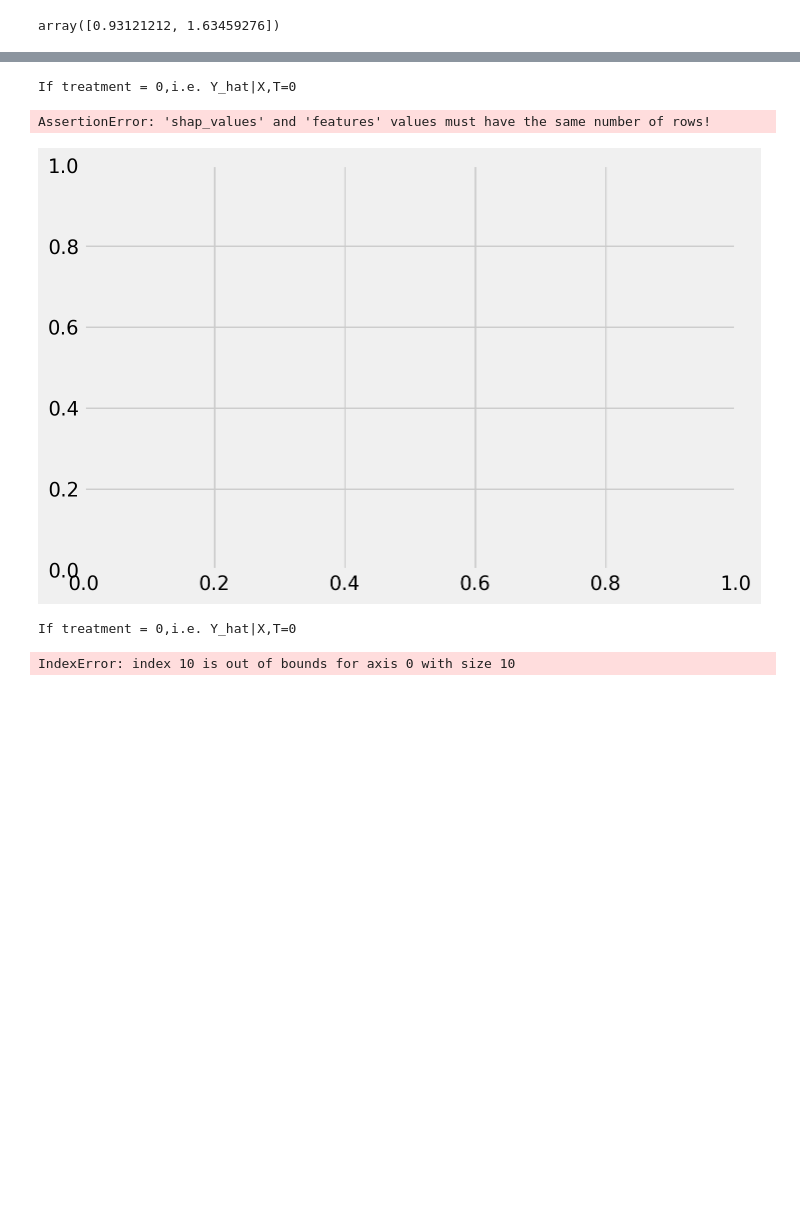
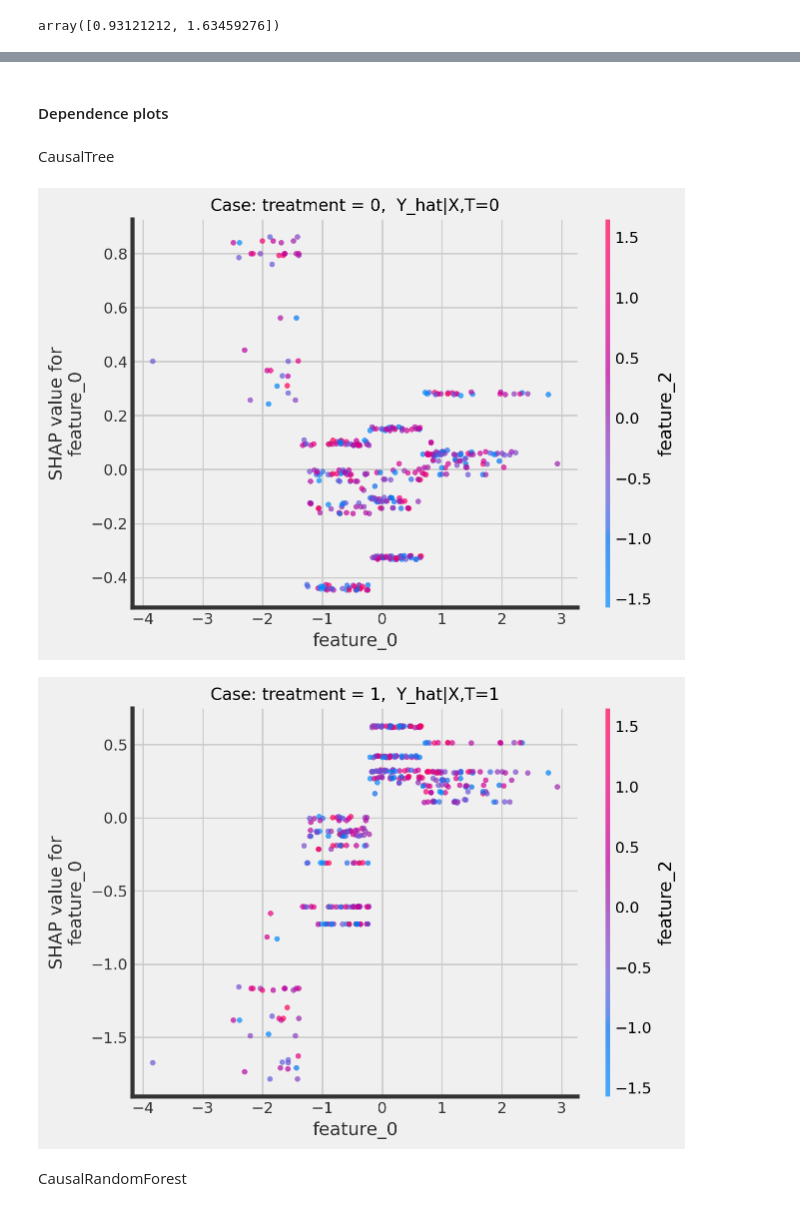
Before and after one commit to uber/causalml, a Jupyter notebook: docs/examples/causal_trees_interpretation.ipynb, the cells around one changed output, grey strips where cells are left out. Saved outputs shown, nothing was run; the diff lists cells and outputs as text; code cells hidden in the pictures; blank space fills up the shorter version.

Commit message:
#820: Update Jupyter Notebook with causal trees interpretation examples (#823)

```diff
--- a/docs/examples/causal_trees_interpretation.ipynb
+++ b/docs/examples/causal_trees_interpretation.ipynb
@@ -145,10 +171,15 @@ IndexError: index 1 is out of bounds for axis 0 with size 1
 # %%
+# CausalTree
 # Tree Explainer for treatment=1
-tree_explainer = shap.TreeExplainer(ctree)
 shap.initjs()
+
+treatment_idx = 1
 shap_values = tree_explainer.shap_values(observation)
-shap.force_plot(tree_explainer.expected_value[1],
-                shap_values[1],
-                observation)
+shap.force_plot(
+    base_value=np.array([tree_explainer.expected_value[treatment_idx]]),
+    shap_values=shap_values[:, :, treatment_idx],
+    features=observation,
+    matplotlib=True
+)
 # %% [output]
 [interactive output not drawn]
@@ -178,27 +274,22 @@ IndexError: index 1 is out of bounds for axis 0 with size 1
+# %% [markdown]
+#### Dependence plots
+# %% [markdown]
+CausalTree
 # %%
-for i in [0, 1]:
-    print(f"If treatment = {i},i.e. Y_hat|X,T={i}")
-    shap.dependence_plot("feature_0",
-                         cforest_explainer.shap_values(X_test)[i],
-                         X_test,
-                         interaction_index="feature_2")
+treatment_indices = [0, 1]
+for i in treatment_indices:
+    fig, ax = plt.subplots()
+    ax.set_title(f"Case: treatment = {i},  Y_hat|X,T={i}", fontsize=12)
+    shap.dependence_plot(
+        "feature_0",
+        tree_explainer.shap_values(X_test)[:, :, i],
+        X_test,
+        interaction_index="feature_2",
+        alpha=0.7,
+        ax=ax
+    )
 # %% [output]
-If treatment = 0,i.e. Y_hat|X,T=0
-AssertionError: 'shap_values' and 'features' values must have the same number of rows!
-[figure, old version]
+[figure, new version]
+[figure, added]
-# %%
-# Sort the features indexes by their importance in the model
-# (sum of SHAP value magnitudes over the validation dataset)
-
-
-for i in [0, 1]:
-    print(f"If treatment = {i},i.e. Y_hat|X,T={i}")
-    shap_values = cforest_explainer.shap_values(X_test)[i]
-    top_inds = np.argsort(-np.sum(np.abs(shap_values), 0))
-
-    # Make SHAP plots of the three most important features
-    for i in range(4):
-        shap.dependence_plot(top_inds[i], shap_values, X_test)
-# %% [output]
-If treatment = 0,i.e. Y_hat|X,T=0
-IndexError: index 10 is out of bounds for axis 0 with size 10
+# %% [markdown]
+CausalRandomForest
```
Also changed, not shown: parts of 26 cells of this notebook.
